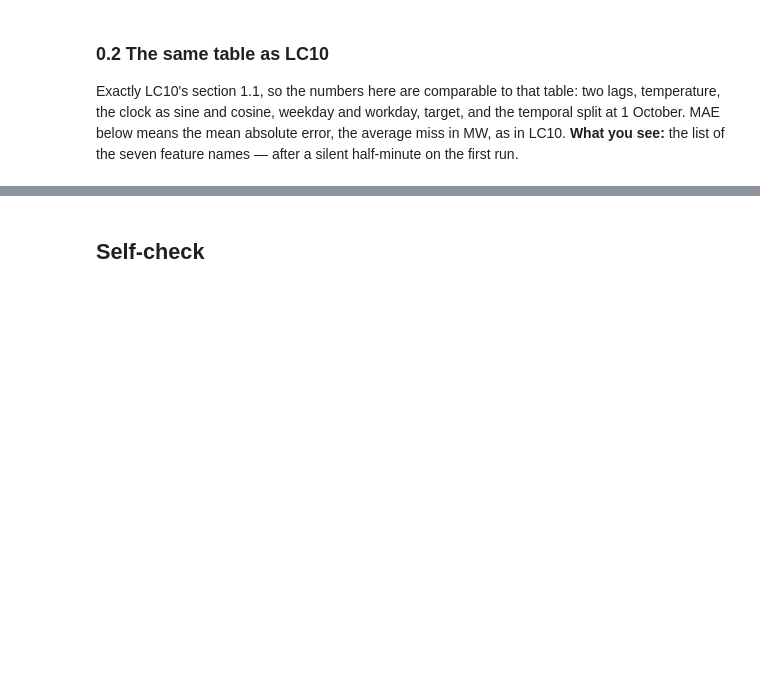
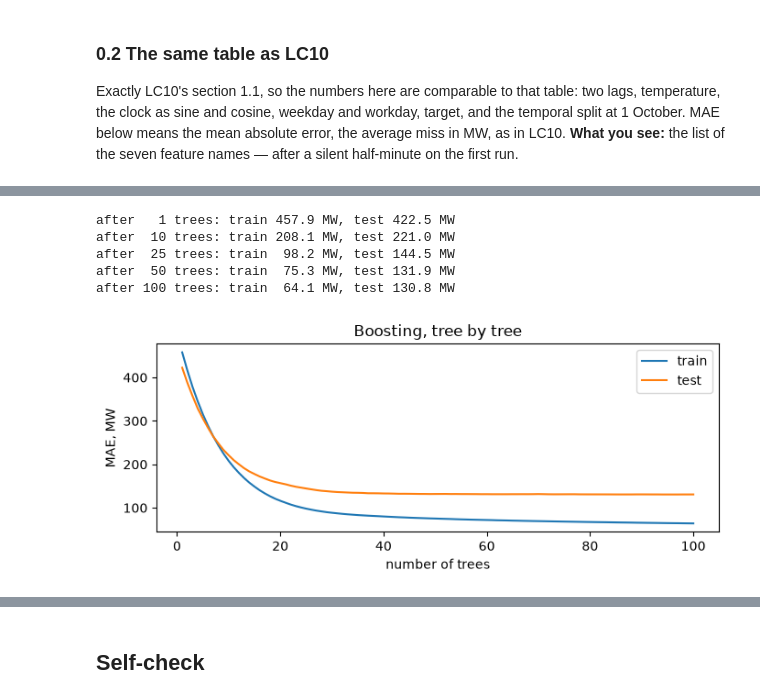
Before and after one commit to KTH-EG2140/course-material, a Jupyter notebook: notebooks/LC11_trees_boosting.ipynb, the cells around one changed output, grey strips where cells are left out. Cells and saved outputs as stored; diff of their text form; code cells hidden in the pictures; blank space fills up the shorter version.

Commit message:
Notebook LC11 in smaller steps; Lab 8 wording

```diff
--- a/notebooks/LC11_trees_boosting.ipynb
+++ b/notebooks/LC11_trees_boosting.ipynb
@@ -173,0 +296,17 @@ lag24       0.787
+# %%
+from sklearn.tree import DecisionTreeRegressor
+# Step 1: the first forecast is the training mean, for every hour
+start = ytr.mean()
+pred_tr = np.full(len(ytr), start)
+pred_te = np.full(len(yte), start)
+print(f"start (the mean, {start:.0f} MW): train {np.abs(pred_tr - ytr).mean():.1f} MW, "
+      f"test {np.abs(pred_te - yte).mean():.1f} MW")
+# Step 2: the residuals - how wrong the current forecast is on each training hour
+resid = ytr - pred_tr
+# Step 3: a small tree that predicts the residual from the features
+tree1 = DecisionTreeRegressor(max_depth=3, random_state=0).fit(Xtr, resid)
+# Step 4: add a tenth of its prediction to the forecast
+pred_tr = pred_tr + 0.1 * tree1.predict(Xtr)
+pred_te = pred_te + 0.1 * tree1.predict(Xte)
+print(f"after tree 1:              train {np.abs(pred_tr - ytr).mean():.1f} MW, "
+      f"test {np.abs(pred_te - yte).mean():.1f} MW")
@@ -173,0 +332,11 @@ lag24       0.787
+# %%
+# Step 5: repeat steps 2-4, one small tree per round, trees 2 to 50
+for k in range(2, 51):
+    resid = ytr - pred_tr                                         # what is still wrong
+    tree = DecisionTreeRegressor(max_depth=3, random_state=0).fit(Xtr, resid)
+    pred_tr = pred_tr + 0.1 * tree.predict(Xtr)                   # a tenth of the correction
+    pred_te = pred_te + 0.1 * tree.predict(Xte)
+    # Report a few rounds only
+    if k in (2, 3, 10, 25, 50):
+        print(f"after tree {k:2d}: train {np.abs(pred_tr - ytr).mean():5.1f} MW, "
+              f"test {np.abs(pred_te - yte).mean():5.1f} MW")
@@ -173,0 +389,18 @@ lag24       0.787
+# %%
+# Train and test MAE after each of the 100 trees
+train_curve = [float(np.abs(p - ytr).mean()) for p in gb.staged_predict(Xtr)]
+test_curve = [float(np.abs(p - yte).mean()) for p in gb.staged_predict(Xte)]
+for k in (1, 10, 25, 50, 100):
+    print(f"after {k:3d} trees: train {train_curve[k-1]:5.1f} MW, test {test_curve[k-1]:5.1f} MW")
+# Both curves against the number of trees
+fig, ax = plt.subplots(figsize=(7, 3))
+ax.plot(range(1, 101), train_curve, label="train"); ax.plot(range(1, 101), test_curve, label="test")
+ax.set_xlabel("number of trees"); ax.set_ylabel("MAE, MW"); ax.set_title("Boosting, tree by tree"); ax.legend()
+plt.tight_layout()
+# %% [output]
+after   1 trees: train 457.9 MW, test 422.5 MW
+after  10 trees: train 208.1 MW, test 221.0 MW
+after  25 trees: train  98.2 MW, test 144.5 MW
+after  50 trees: train  75.3 MW, test 131.9 MW
+after 100 trees: train  64.1 MW, test 130.8 MW
+[figure, added]
```
Also changed, not shown: parts of 50 cells of this notebook, 1 other file.
